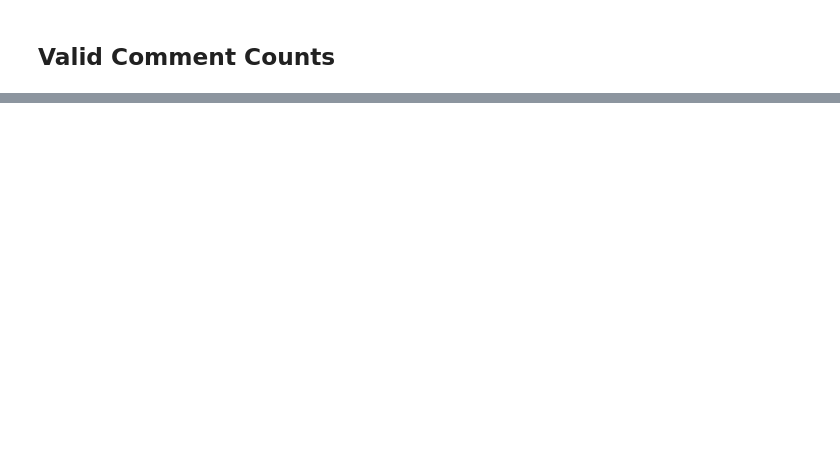
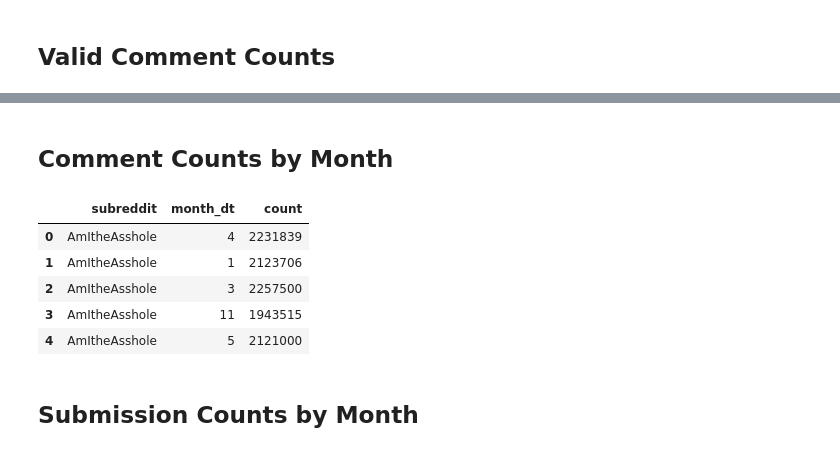
Before and after one commit to gu-dsan6000/fall-2023-reddit-project-team-17, a Jupyter notebook: code/project-eda/project-eda-predicting-subreddits-vis.ipynb, the cells around one changed output, grey strips where cells are left out. Drawn from its saved outputs; the diff is of its cells as text; code cells hidden in the pictures; blank space fills up the shorter version.

```diff
--- a/code/project-eda/project-eda-predicting-subreddits-vis.ipynb
+++ b/code/project-eda/project-eda-predicting-subreddits-vis.ipynb
@@ -69,0 +86,15 @@ validity_counts.save('../website-source/img/validity_counts.html')
+# %% [markdown]
+## Comment Counts by Month
+# %%
+# read in the comment counts by month
+comment_month_counts = pd.read_csv('../../data/eda-data/comment_month_counts_new.csv')
+comment_month_counts.head(5)
+# %% [output]
+|  | subreddit | month_dt | count |
+| 0 | AmItheAsshole | 4 | 2231839 |
+| 1 | AmItheAsshole | 1 | 2123706 |
+| 2 | AmItheAsshole | 3 | 2257500 |
+| 3 | AmItheAsshole | 11 | 1943515 |
+| 4 | AmItheAsshole | 5 | 2121000 |
+# %% [markdown]
+## Submission Counts by Month
```
Also changed, not shown: parts of 22 cells of this notebook, 2 other files.
